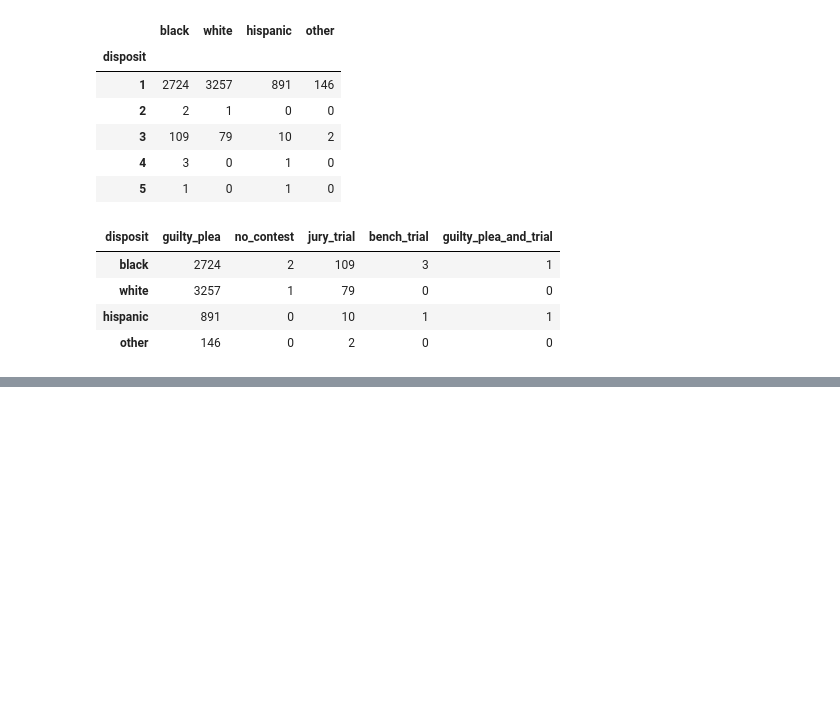
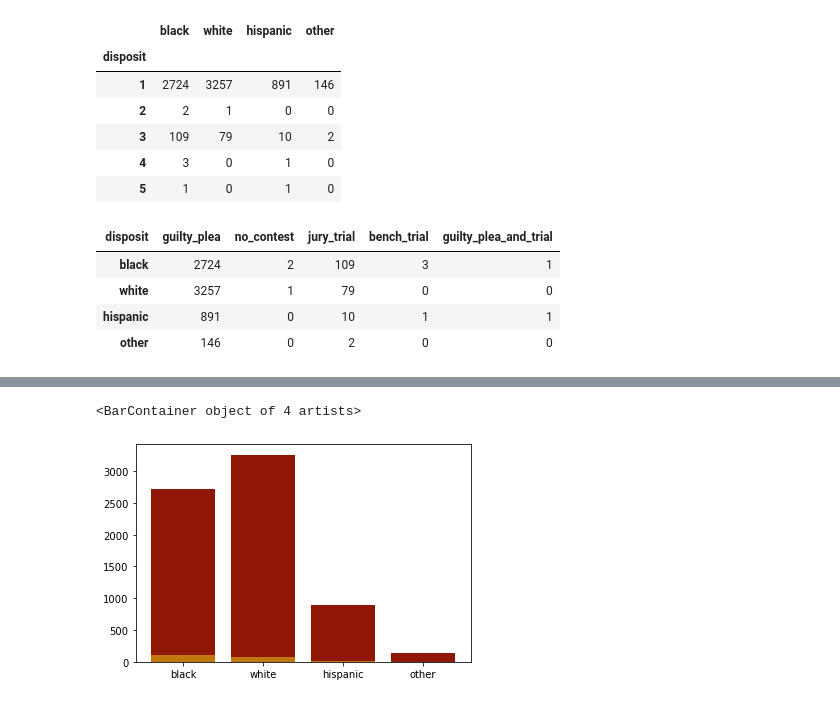
Before and after one commit to jenwhitson/sentencing_project, a Jupyter notebook: notebooks/individual_offender_eda.ipynb, the cells around one changed output, grey strips where cells are left out. Cells and saved outputs as stored; diff of their text form; code cells hidden in the pictures; blank space fills up the shorter version.

```diff
--- a/notebooks/individual_offender_eda.ipynb
+++ b/notebooks/individual_offender_eda.ipynb
@@ -1638,0 +1632,7 @@ KeyError: 0
+# %%
+plt.bar(stats_df.race, stats_df.guilty_plea, color = '#8F1703')
+plt.bar(stats_df.race, stats_df.no_contest, bottom = stats_df.guilty_plea, color = '#D6C297')
+plt.bar(stats_df.race, stats_df.jury_trial, bottom = stats_df.no_contest, color = '#C2770C')
+# %% [output]
+<BarContainer object of 4 artists>
+[figure, added]
```
Also changed, not shown: parts of 5 cells of this notebook.
